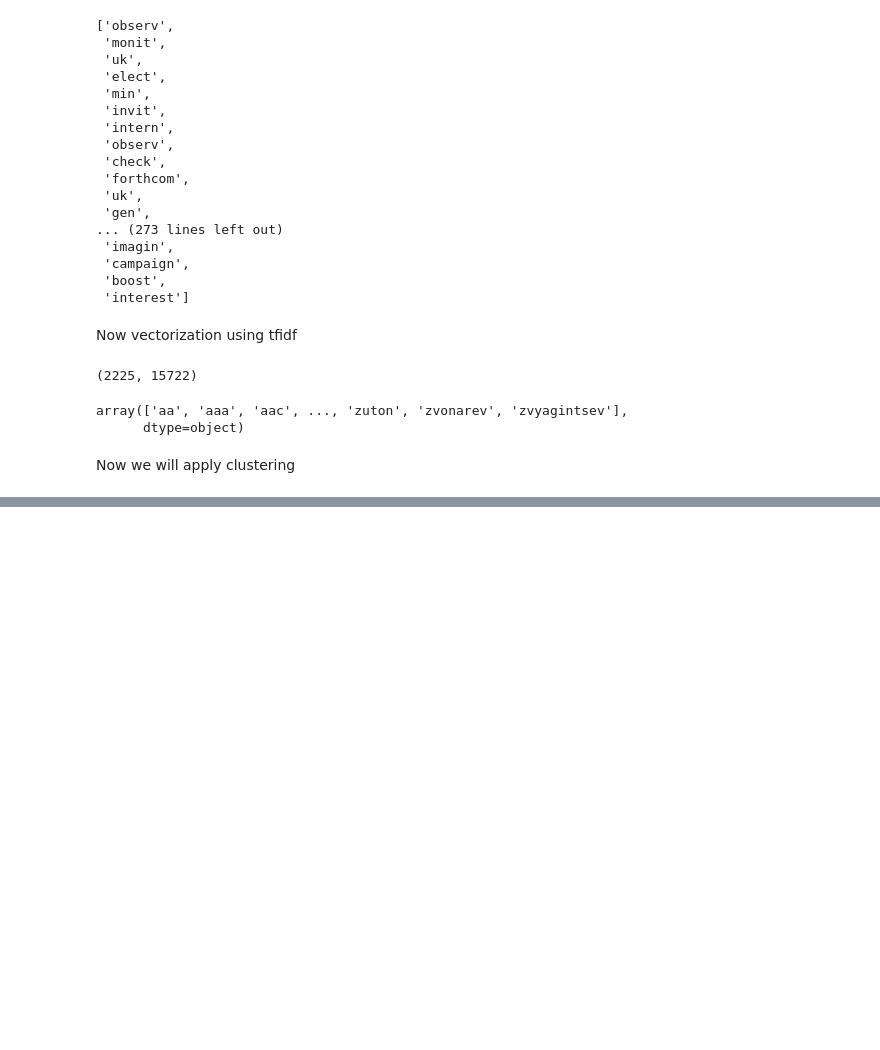
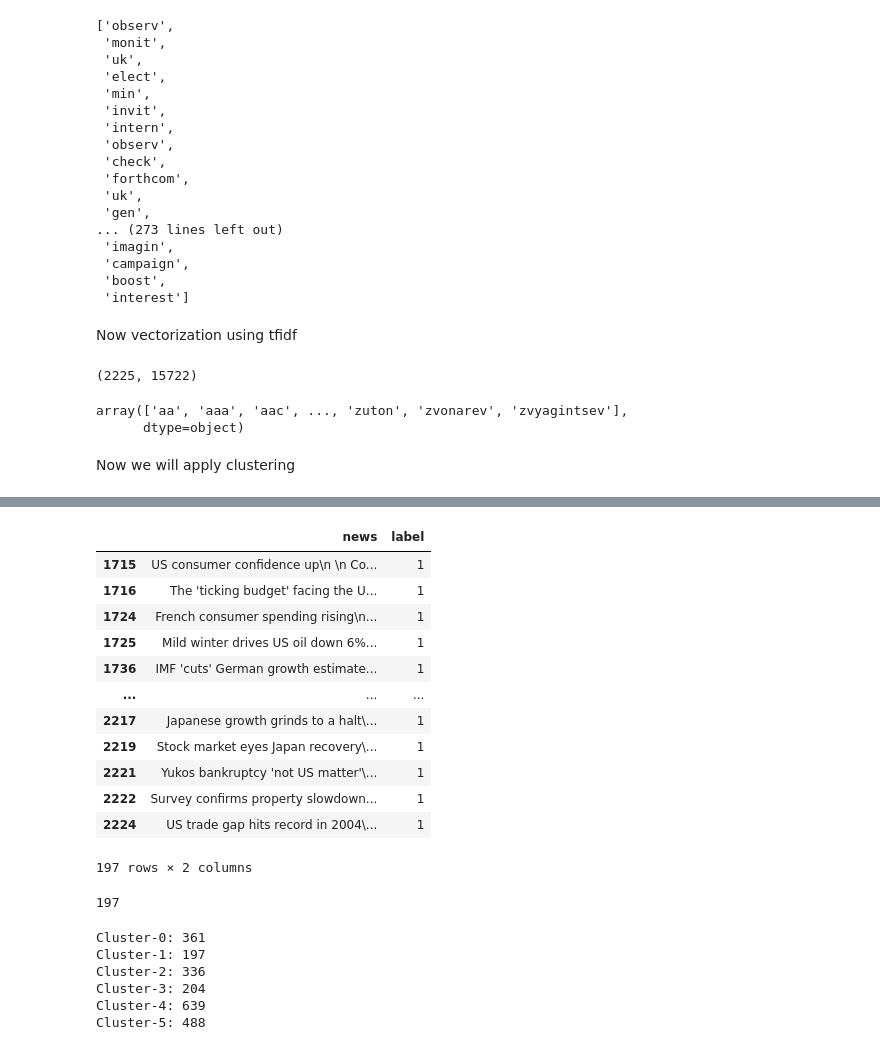
Before and after one commit to prithvi-diwanji/NLP2024_exercises, a Jupyter notebook: 7_text_clustering.ipynb, the cells around one changed output, grey strips where cells are left out. Drawn from its saved outputs; the diff is of its cells as text; code cells hidden in the pictures; blank space fills up the shorter version.

```diff
--- a/7_text_clustering.ipynb
+++ b/7_text_clustering.ipynb
@@ -213,0 +217,6 @@ Now we will apply clustering
+# %%
+#create the object
+km = KMeans (random_state=0, n_clusters=6)
+# %%
+#predict the label for news
+labels = km.fit_predict(x_vect) #apply the clustering to the rows and call it laels
@@ -213,0 +289,34 @@ Now we will apply clustering
+# %%
+one
+# %% [output]
+|  | news | label |
+| 1715 | US consumer confidence up\n \n Co... | 1 |
+| 1716 | The 'ticking budget' facing the U... | 1 |
+| 1724 | French consumer spending rising\n... | 1 |
+| 1725 | Mild winter drives US oil down 6%... | 1 |
+| 1736 | IMF 'cuts' German growth estimate... | 1 |
+| ... | ... | ... |
+| 2217 | Japanese growth grinds to a halt\... | 1 |
+| 2219 | Stock market eyes Japan recovery\... | 1 |
+| 2221 | Yukos bankruptcy 'not US matter'\... | 1 |
+| 2222 | Survey confirms property slowdown... | 1 |
+| 2224 | US trade gap hits record in 2004\... | 1 |
+197 rows × 2 columns
+# %%
+len(one)
+# %% [output]
+197
+# %%
+print('Cluster-0:', len(newdf[labels==0]))
+print('Cluster-1:', len(newdf[labels==1]))
+print('Cluster-2:', len(newdf[labels==2]))
+print('Cluster-3:', len(newdf[labels==3]))
+print('Cluster-4:', len(newdf[labels==4]))
+print('Cluster-5:', len(newdf[labels==5]))
+# %% [output]
+Cluster-0: 361
+Cluster-1: 197
+Cluster-2: 336
+Cluster-3: 204
+Cluster-4: 639
+Cluster-5: 488
```
Also changed, not shown: parts of 30 cells of this notebook.
